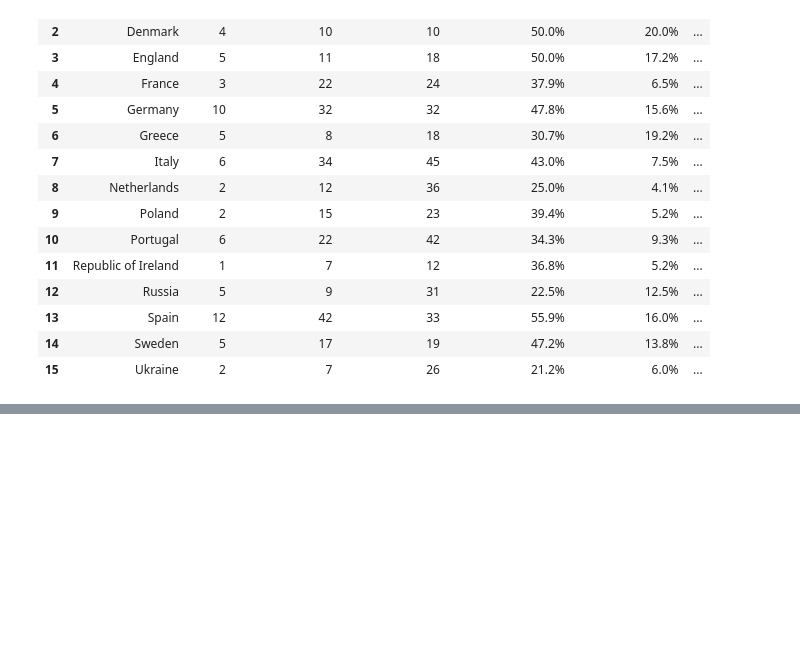
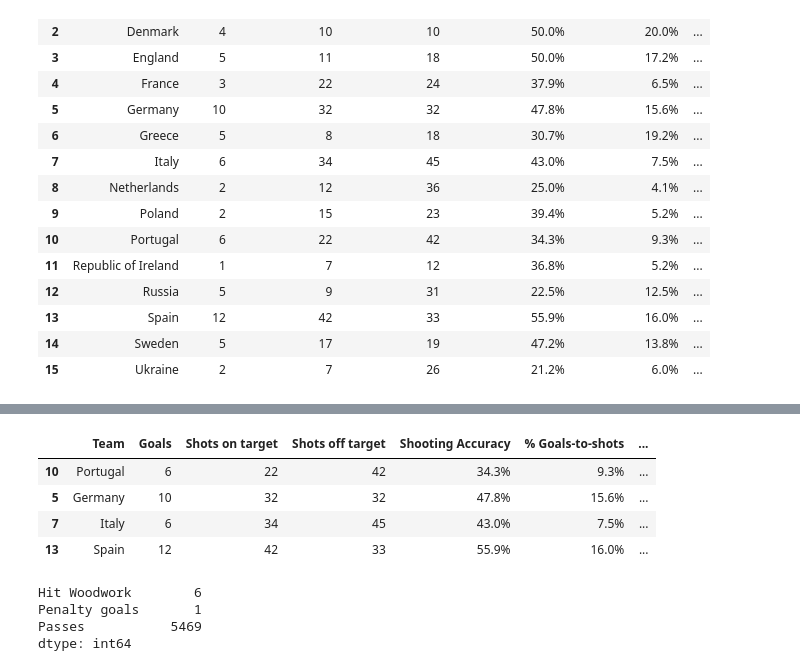
Before and after one commit to ValeriyMartsyshyn/Imaginative_task, a Jupyter notebook: Lab4.ipynb, the cells around one changed output, grey strips where cells are left out. Saved outputs shown, nothing was run; the diff lists cells and outputs as text; code cells hidden in the pictures; blank space fills up the shorter version.

```diff
--- a/Lab4.ipynb
+++ b/Lab4.ipynb
@@ -156,0 +87,17 @@ dtype: float64
+# %%
+high_goal = euro[euro.Goals > 5].sort_values('Touches', ascending = True)
+high_goal
+# %% [output]
+|  | Team | Goals | Shots on target | Shots off target | Shooting Accuracy | % Goals-to-shots | ... |
+| 10 | Portugal | 6 | 22 | 42 | 34.3% | 9.3% | ... |
+| 5 | Germany | 10 | 32 | 32 | 47.8% | 15.6% | ... |
+| 7 | Italy | 6 | 34 | 45 | 43.0% | 7.5% | ... |
+| 13 | Spain | 12 | 42 | 33 | 55.9% | 16.0% | ... |
+# %%
+calc = euro[euro.Goals == 5][['Hit Woodwork', 'Penalty goals', 'Passes']].sum()
+calc
+# %% [output]
+Hit Woodwork        6
+Penalty goals       1
+Passes           5469
+dtype: int64
```
Also changed, not shown: parts of 16 cells of this notebook.
